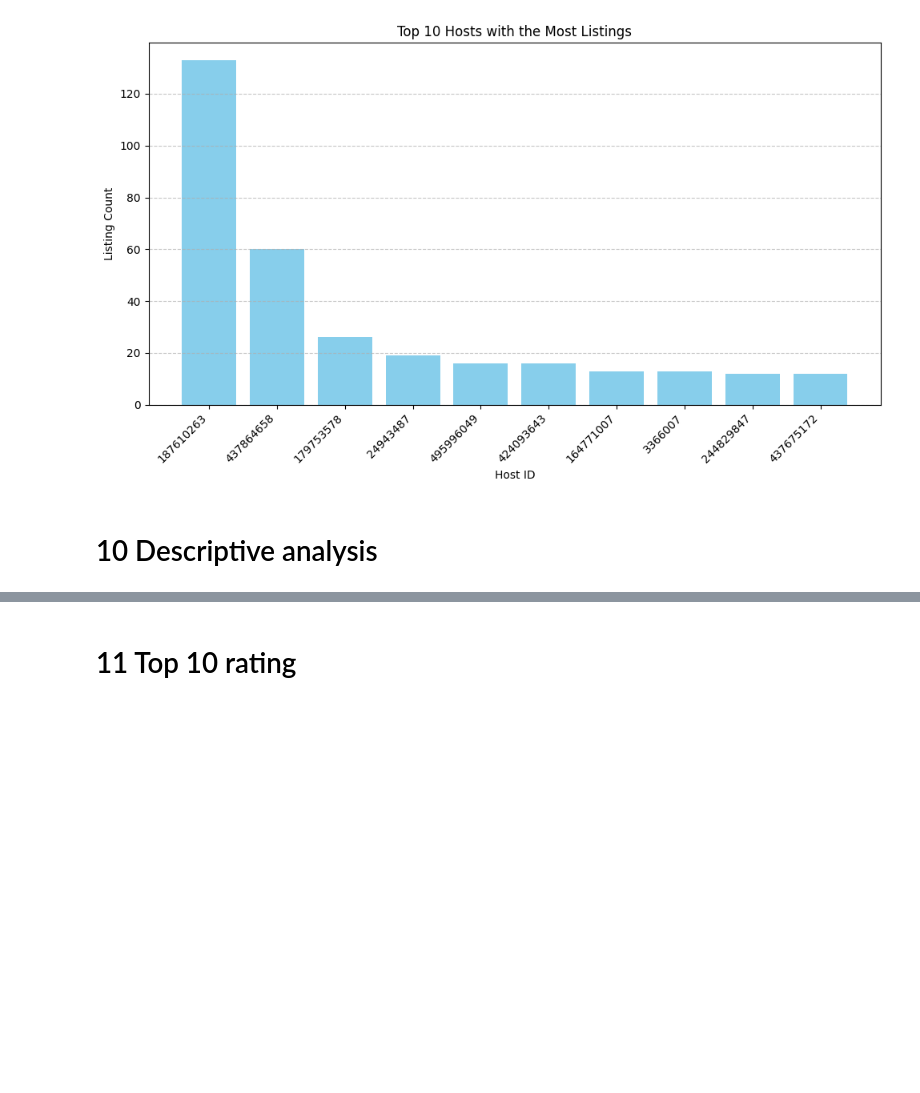
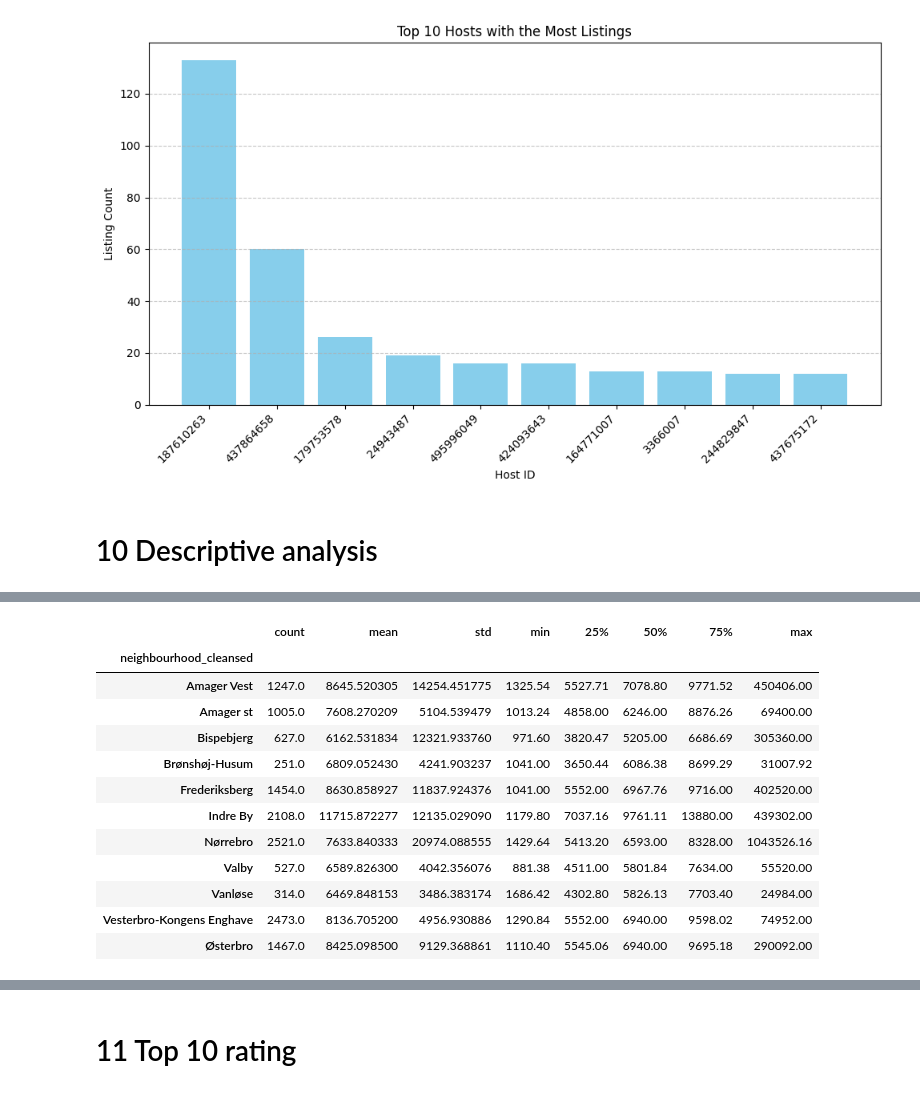
Before and after one commit to chooseanother/MAL1-Assignments, a Jupyter notebook: assignment1-airbnb-copenhagen/1. Kim.ipynb, the cells around one changed output, grey strips where cells are left out. Drawn from its saved outputs; the diff is of its cells as text; code cells hidden in the pictures; blank space fills up the shorter version.

```diff
--- a/assignment1-airbnb-copenhagen/1. Kim.ipynb
+++ b/assignment1-airbnb-copenhagen/1. Kim.ipynb
@@ -417,3 +445,19 @@ plt.show()
+# %%
+data_bins.groupby('neighbourhood_cleansed')['price'].describe()
+# %% [output]
+|  | count | mean | std | min | 25% | 50% | 75% | max |
+| neighbourhood_cleansed |  |  |  |  |  |  |  |  |
+| Amager Vest | 1247.0 | 8645.520305 | 14254.451775 | 1325.54 | 5527.71 | 7078.80 | 9771.52 | 450406.00 |
+| Amager st | 1005.0 | 7608.270209 | 5104.539479 | 1013.24 | 4858.00 | 6246.00 | 8876.26 | 69400.00 |
+| Bispebjerg | 627.0 | 6162.531834 | 12321.933760 | 971.60 | 3820.47 | 5205.00 | 6686.69 | 305360.00 |
+| Brønshøj-Husum | 251.0 | 6809.052430 | 4241.903237 | 1041.00 | 3650.44 | 6086.38 | 8699.29 | 31007.92 |
+| Frederiksberg | 1454.0 | 8630.858927 | 11837.924376 | 1041.00 | 5552.00 | 6967.76 | 9716.00 | 402520.00 |
+| Indre By | 2108.0 | 11715.872277 | 12135.029090 | 1179.80 | 7037.16 | 9761.11 | 13880.00 | 439302.00 |
+| Nørrebro | 2521.0 | 7633.840333 | 20974.088555 | 1429.64 | 5413.20 | 6593.00 | 8328.00 | 1043526.16 |
+| Valby | 527.0 | 6589.826300 | 4042.356076 | 881.38 | 4511.00 | 5801.84 | 7634.00 | 55520.00 |
+| Vanløse | 314.0 | 6469.848153 | 3486.383174 | 1686.42 | 4302.80 | 5826.13 | 7703.40 | 24984.00 |
+| Vesterbro-Kongens Enghave | 2473.0 | 8136.705200 | 4956.930886 | 1290.84 | 5552.00 | 6940.00 | 9598.02 | 74952.00 |
+| Østerbro | 1467.0 | 8425.098500 | 9129.368861 | 1110.40 | 5545.06 | 6940.00 | 9695.18 | 290092.00 |
 # %%
 # Not sure about this
 
```
Also changed, not shown: parts of 8 cells of this notebook, 1 other file.
